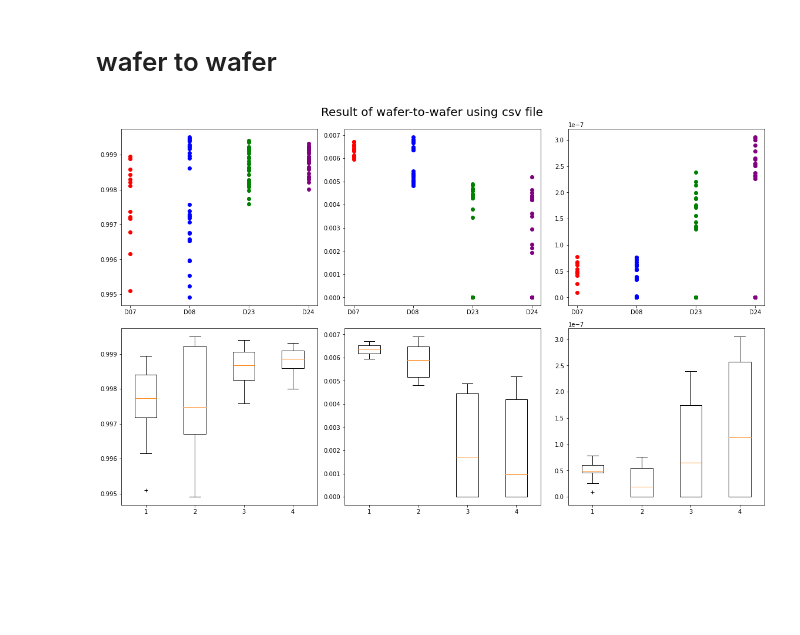
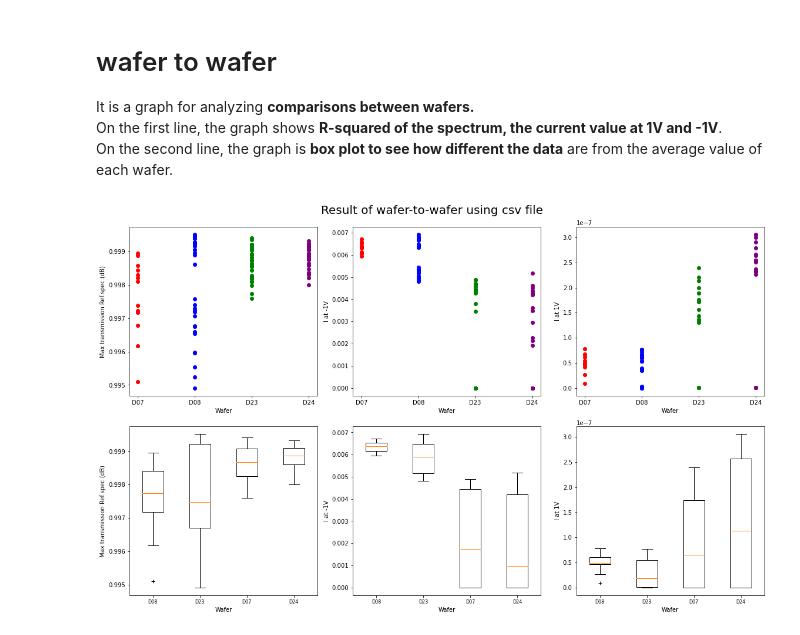
Before and after one commit to Unsername4092/project_PE2A1, a Jupyter notebook: doc/report.ipynb, the cells around one changed output. Drawn from its saved outputs; the diff is of its cells as text; code cells hidden in the pictures; blank space fills up the shorter version.

```diff
--- a/doc/report.ipynb
+++ b/doc/report.ipynb
@@ -1,5 +1,8 @@
 # %% [markdown]
 # wafer to wafer
+It is a graph for analyzing **comparisons between wafers.**
+On the first line, the graph shows **R-squared of the spectrum, the current value at 1V and -1V**.
+On the second line, the graph is **box plot to see how different the data** are from the average value of each wafer.
 # %%
 import pandas as pd
 import matplotlib.pyplot as plt
@@ -34,6 +37,24 @@ min1=[]
 min2=[]
 min3=[]
 min4=[]
+
+ax1.set_xlabel('Wafer')
+ax1.set_ylabel('Max transmission Ref.spec.(dB)')
+
+ax2.set_xlabel('Wafer')
+ax2.set_ylabel('I at -1V')
+
+ax3.set_xlabel('Wafer')
+ax3.set_ylabel('I at 1V')
+
+ax4.set_xlabel('Wafer')
+ax4.set_ylabel('Max transmission Ref.spec.(dB)')
+
+ax5.set_xlabel('Wafer')
+ax5.set_ylabel('I at -1V')
+
+ax6.set_xlabel('Wafer')
+ax6.set_ylabel('I at 1V')
 
 for i in range(len(wafernumber)):
     if str(wafernumber[i]) == 'D07':
@@ -43,34 +64,34 @@ for i in range(len(wafernumber)):
         ax1.scatter(wafernumber[i], spec[i], c='red')
         ax2.scatter(wafernumber[i], one_V[i], c='red')
         ax3.scatter(wafernumber[i], minone_V[i], c='red')
     elif str(wafernumber[i]) == 'D08':
         spec2.append(spec[i])
         one2.append(one_V[i])
         min2.append(minone_V[i])
         ax1.scatter(wafernumber[i], spec[i], c='blue')
         ax2.scatter(wafernumber[i], one_V[i], c='blue')
         ax3.scatter(wafernumber[i], minone_V[i], c='blue')
     elif str(wafernumber[i]) == 'D23':
         spec3.append(spec[i])
         one3.append(one_V[i])
         min3.append(minone_V[i])
         ax1.scatter(wafernumber[i], spec[i], c='green')
         ax2.scatter(wafernumber[i], one_V[i], c='green')
         ax3.scatter(wafernumber[i], minone_V[i], c='green')
     elif str(wafernumber[i]) == 'D24':
         spec4.append(spec[i])
         one4.append(one_V[i])
         min4.append(minone_V[i])
         ax1.scatter(wafernumber[i], spec[i], c='purple')
         ax2.scatter(wafernumber[i], one_V[i], c='purple')
         ax3.scatter(wafernumber[i], minone_V[i], c='purple')
 
 ax4.boxplot([spec1, spec2, spec3, spec4], sym='+')
-# ax4.set_xticklabels(wafer, fontsize=8)
+ax4.set_xticklabels(wafer, fontsize=8)
 ax5.boxplot([one1, one2, one3, one4], sym='+')
-# ax5.set_xticklabels(wafer, fontsize=8)
+ax5.set_xticklabels(wafer, fontsize=8)
 ax6.boxplot([min1, min2, min3, min4], sym='+')
-# ax6.set_xticklabels(wafer, fontsize=8)
+ax6.set_xticklabels(wafer, fontsize=8)
 plt.tight_layout()
 # %% [output]
-[figure, old version]
+[figure, new version]
```
Also changed, not shown: 1 other file.
